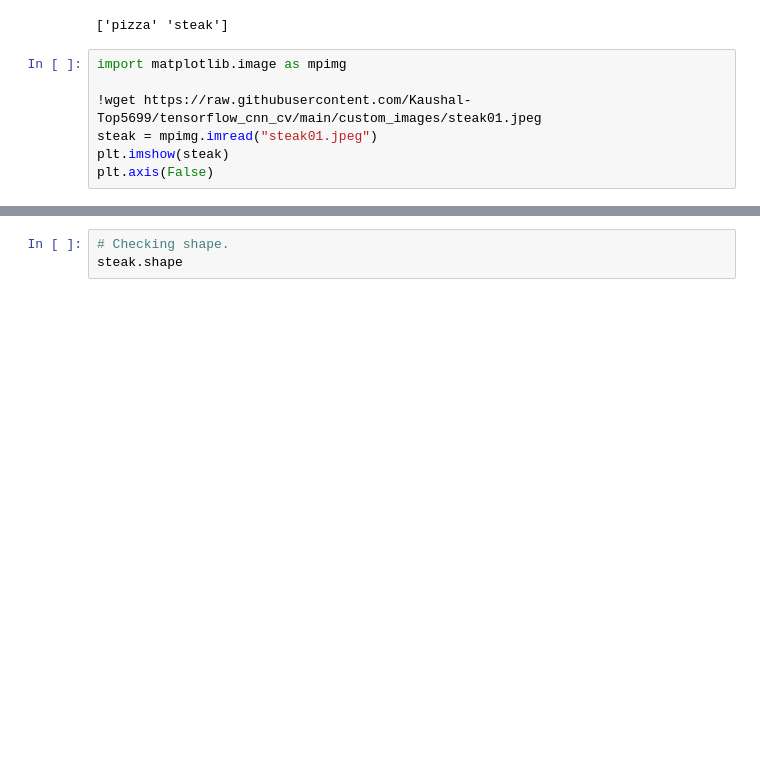
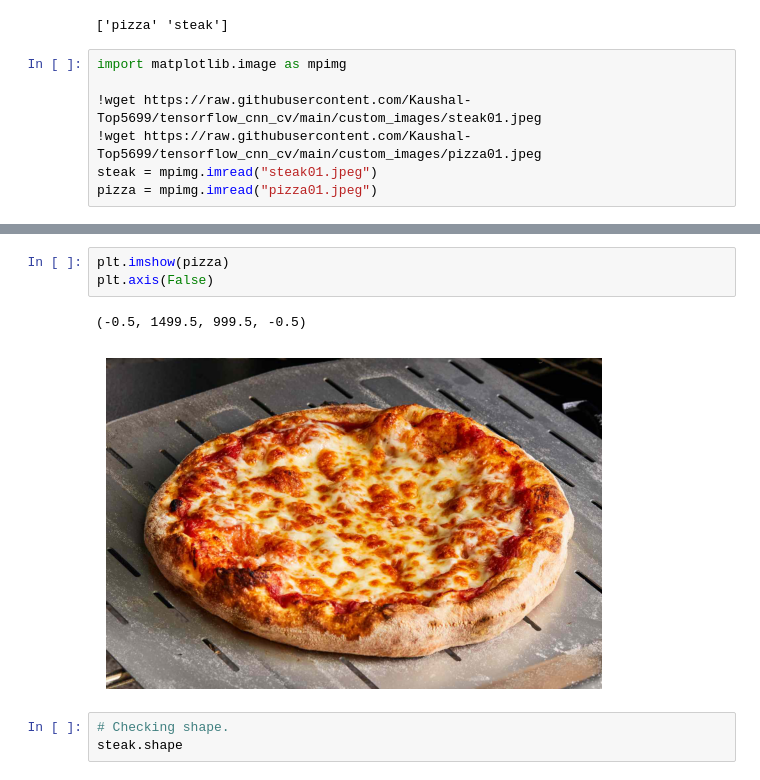
Before and after one commit to Kaushal-Top5699/tensorflow_cnn_cv, a Jupyter notebook: tensorflow_cnn_cv.ipynb, the cells around one changed output, grey strips where cells are left out. Cells and saved outputs as stored; diff of their text form; blank space fills up the shorter version.

```diff
--- a/tensorflow_cnn_cv.ipynb
+++ b/tensorflow_cnn_cv.ipynb
@@ -867,7 +867,7 @@ print(class_names)
 import matplotlib.image as mpimg
 
 !wget https://raw.githubusercontent.com/Kaushal-Top5699/tensorflow_cnn_cv/main/custom_images/steak01.jpeg
+!wget https://raw.githubusercontent.com/Kaushal-Top5699/tensorflow_cnn_cv/main/custom_images/pizza01.jpeg
 steak = mpimg.imread("steak01.jpeg")
-plt.imshow(steak)
-plt.axis(False)
+pizza = mpimg.imread("pizza01.jpeg")
 # %% [output]
@@ -886,3 +897,9 @@ steak01.jpeg.1      100%[===================>] 394.94K  --.-KB/s    in 0.01s
+# %%
+plt.imshow(pizza)
+plt.axis(False)
+# %% [output]
+(-0.5, 1499.5, 999.5, -0.5)
+[figure, added]
 # %%
 # Checking shape.
 steak.shape
```
Also changed, not shown: parts of 9 cells of this notebook.
